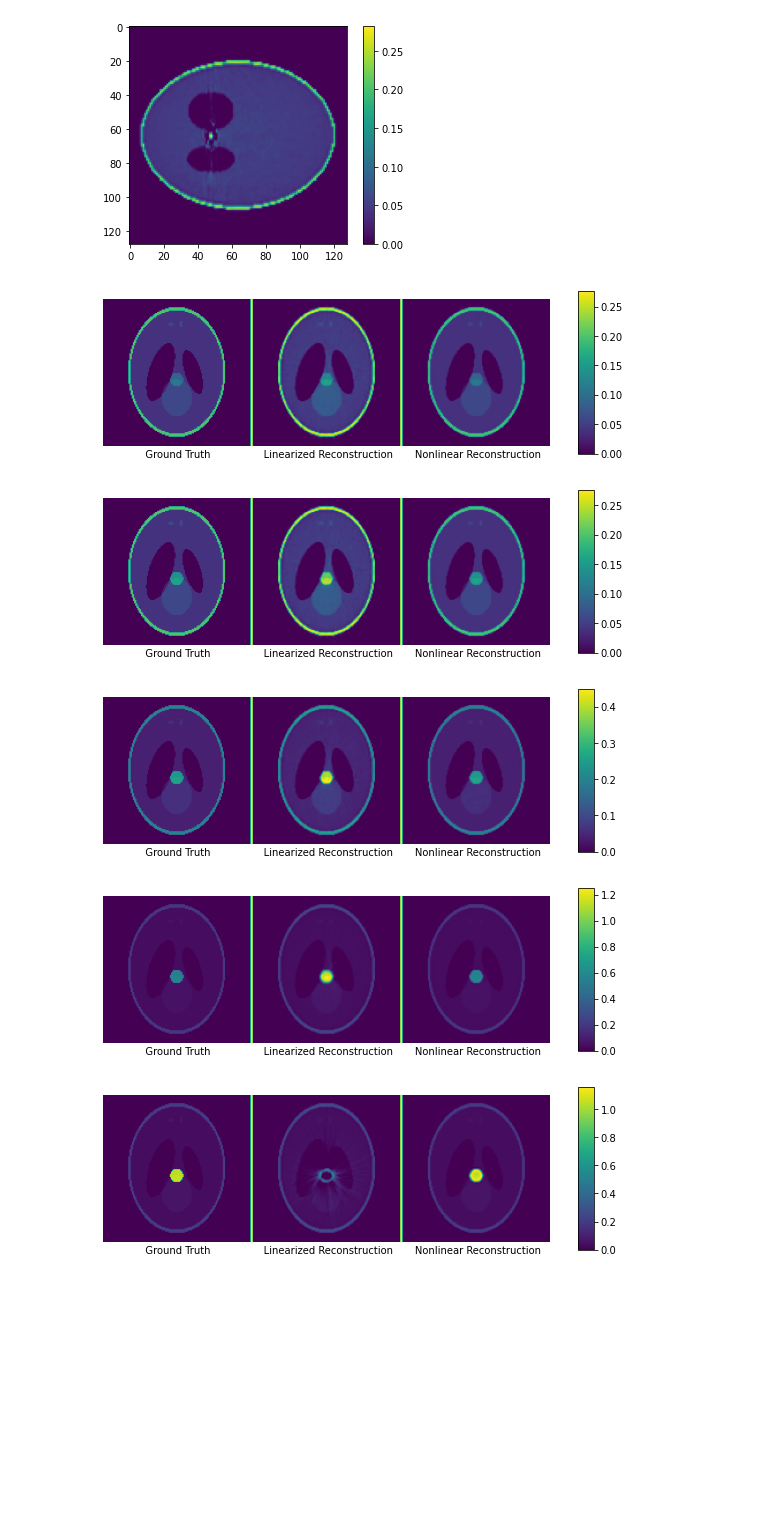
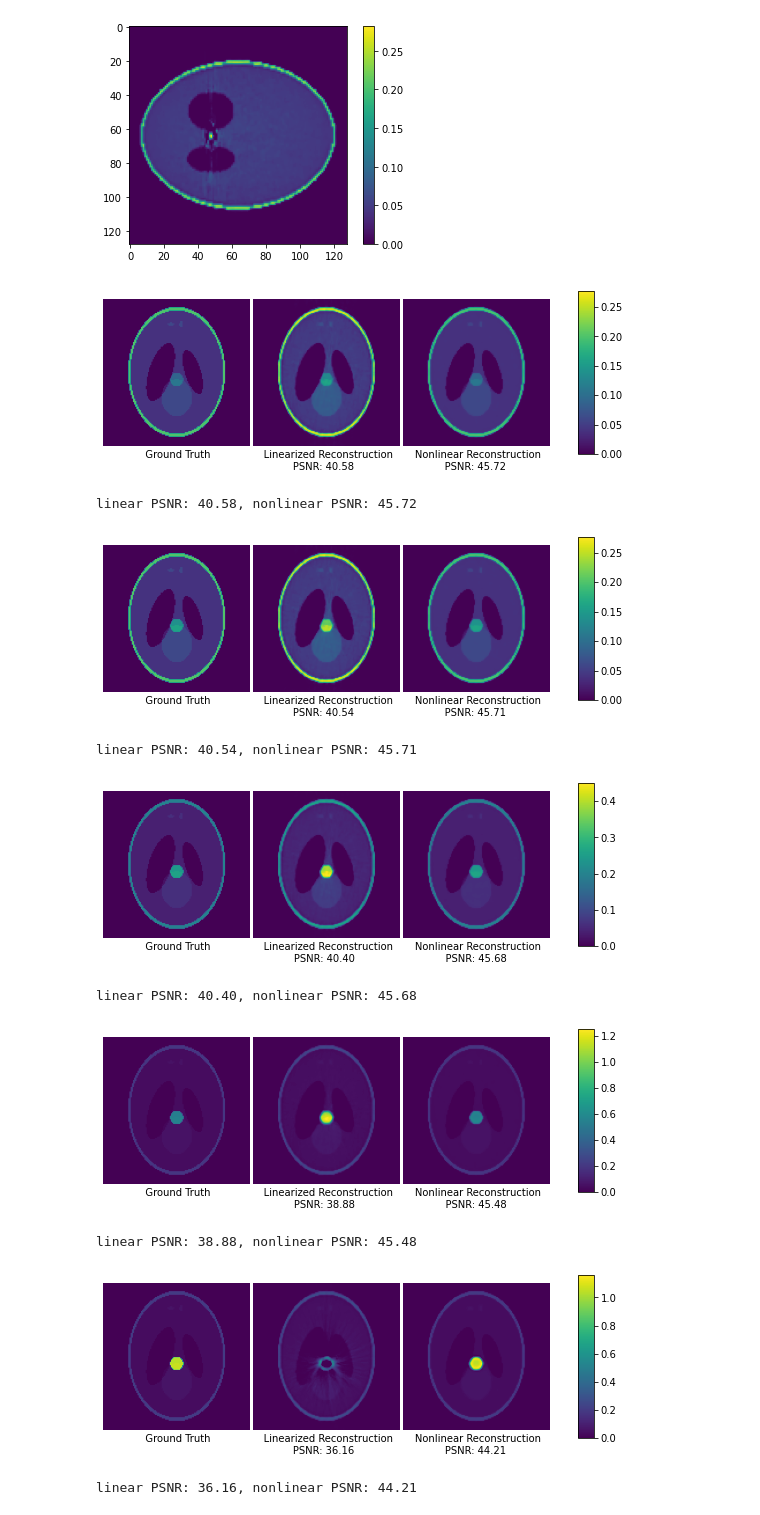
Before and after one commit to modestyachts/multi-energy-ct, a Jupyter notebook: synthetic_data.ipynb, the cells around one changed output. Cells and saved outputs as stored; diff of their text form; code cells hidden in the pictures; blank space fills up the shorter version.

Commit message:
cleaning up synthetic figures, adding PSNR

```diff
--- a/synthetic_data.ipynb
+++ b/synthetic_data.ipynb
@@ -248,10 +248,9 @@ plt.show()
 # Generate nice figures
 
 def separate_horizontally(img, linewidth=1):
-    maxval = np.max(img.flatten())
     H, W = img.shape
     assert H * 3 == W
-    newimg = np.ones((H, W + linewidth*2)) * maxval
+    newimg = np.ones((H, W + linewidth*2)) * np.nan
     newimg[:,:H] = img[:,:H]
     newimg[:,H+linewidth:2*H+linewidth] = img[:,H:2*H]
     newimg[:,2*H+2*linewidth:] = img[:,2*H:]
@@ -269,36 +268,48 @@ def make_figure(how_easy):
     gt_path = f'/home/datasets/ct_shepp/fifthdensity_{how_easy}_volume_reso128.tif'
     gt_grid = tifffile.imread(gt_path)
 
+    # Compute PSNRs with respect to the ground truth
+    linear_mse = np.mean(np.square(linear_grid - gt_grid))
+    nonlinear_mse = np.mean(np.square(nonlinear_grid - gt_grid))
+    linear_psnr = -10*np.log10(linear_mse)
+    nonlinear_psnr = -10*np.log10(nonlinear_mse)
+
     # xslice = np.concatenate([gt_grid[reso//2,:,:], linear_grid[reso//2,:,:], nonlinear_grid[reso//2,:,:]], axis=1)
     # yslice = np.concatenate([gt_grid[:,reso//2,:], linear_grid[:,reso//2,:], nonlinear_grid[:,reso//2,:]], axis=1)
     slice = int(3/8. * reso)
     zslice = np.concatenate([gt_grid[:,:,slice], linear_grid[:,:,slice], nonlinear_grid[:,:,slice]], axis=1)
 
     # allslices = np.concatenate([xslice, yslice, zslice], axis=0)
     allslices = separate_horizontally(zslice, linewidth=2)
     plt.figure(figsize=(10,3))
     plt.imshow(allslices, cmap='viridis')
     plt.xticks([])
     plt.yticks([])
     plt.colorbar(aspect=10)
-    plt.xlabel(f'           Ground Truth                 Linearized Reconstruction       Nonlinear Reconstruction')
+    plt.xlabel(f'           Ground Truth                 Linearized Reconstruction       Nonlinear Reconstruction\n                                               PSNR: {linear_psnr:.2f}                             PSNR: {nonlinear_psnr:.2f}')
     plt.box(False)
     plt.show()
+    print(f'linear PSNR: {linear_psnr:.2f}, nonlinear PSNR: {nonlinear_psnr:.2f}')
 
 
 # make_figure('super_')
 # make_figure('very_')
 # make_figure('semi_')
 # make_figure('')
 
 make_figure('0.05')
 make_figure('0.1')
 make_figure('0.2')
 make_figure('0.5')
 make_figure('1')
 # %% [output]
-[figure, old version]
+[figure, new version]
+linear PSNR: 40.58, nonlinear PSNR: 45.72
-[figure, old version]
+[figure, new version]
+linear PSNR: 40.54, nonlinear PSNR: 45.71
-[figure, old version]
+[figure, new version]
+linear PSNR: 40.40, nonlinear PSNR: 45.68
-[figure, old version]
+[figure, new version]
+linear PSNR: 38.88, nonlinear PSNR: 45.48
-[figure, old version]
+[figure, new version]
+linear PSNR: 36.16, nonlinear PSNR: 44.21
```
